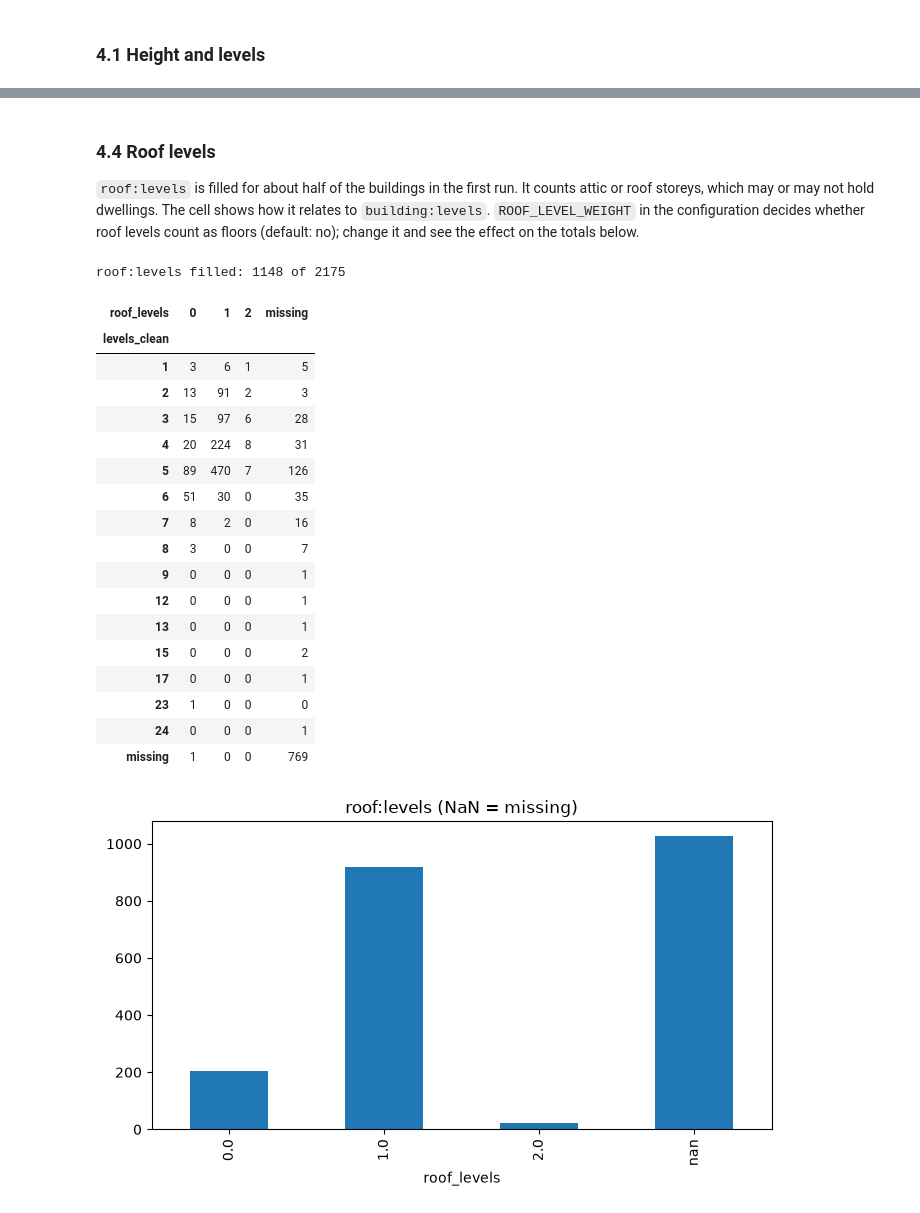
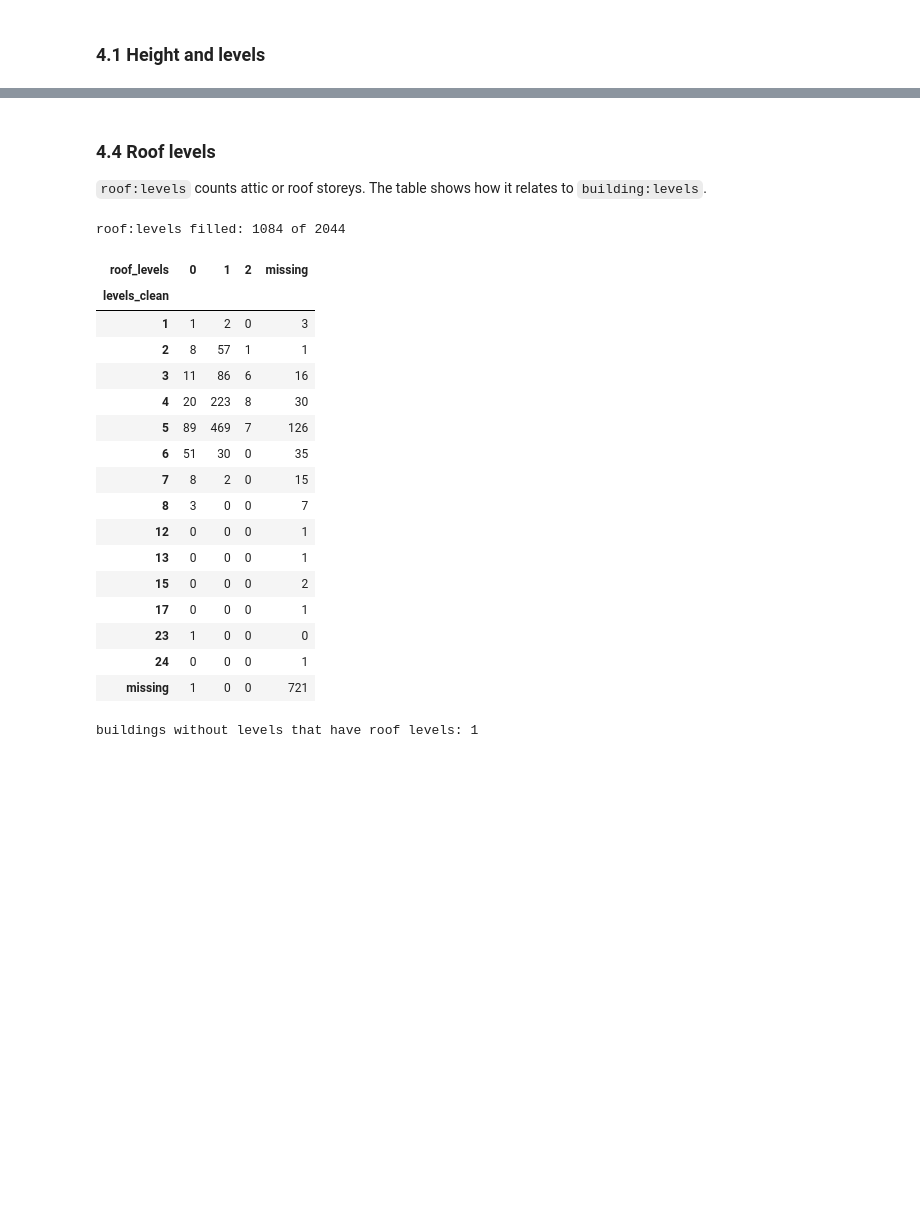
Before and after one commit to Gervig/LLM-Exam-Project, a Jupyter notebook: housing_eda.ipynb, the cells around one changed output, grey strips where cells are left out. Drawn from its saved outputs; the diff is of its cells as text; code cells hidden in the pictures; blank space fills up the shorter version.

```diff
--- a/housing_eda.ipynb
+++ b/housing_eda.ipynb
@@ -163,0 +117,7 @@ plt.show()
+# %%
+types = all_buildings["building"].value_counts()
+display(types.to_frame("buildings").assign(share_pct=(types / len(all_buildings) * 100).round(1),
+                                            in_scope=lambda t: t.index.isin(APARTMENT_TAGS)))
+df = all_buildings[all_buildings["building"].isin(APARTMENT_TAGS)].copy().reset_index(drop=True)
+print(f"scope: {len(df)} apartment buildings ({len(df) / len(all_buildings):.1%} of the data); "
+      f"left out: {len(all_buildings) - len(df)} (houses, terraced, dormitories)")
@@ -254,5 +193,0 @@ dwelling type. The first run showed that `terrace` buildings are not single hous
-# %%
-GROUPS = {"apartments": "apartment", "residential": "apartment", "house": "detached", "detached": "detached",
-          "terrace": "terraced", "semidetached_house": "terraced", "dormitory": "dormitory"}
-df["dwelling_group"] = df["building"].map(GROUPS).fillna("apartment")
-df["dwelling_group"].value_counts().to_frame("buildings")
@@ -346,13 +227,0 @@ dwelling group, and is marked as *imputed* so the answer can carry a lower confi
-# %%
-df["levels_eff"] = df["levels_clean"].fillna((df["height_clean"] / M_PER_LEVEL).round())
-df.loc[df["levels_eff"] < 1, "levels_eff"] = np.nan
-median_levels = df.groupby("dwelling_group")["levels_eff"].median()
-print("median levels per dwelling group (used when levels are missing):")
-print(median_levels.to_string())
-df["levels_imputed"] = df["levels_eff"].isna()
-df["levels_used"] = df["levels_eff"].fillna(df["dwelling_group"].map(median_levels))
-df["floors_used"] = df["levels_used"] + ROOF_LEVEL_WEIGHT * df["roof_levels"].fillna(0)
-df["gross_floor_area"] = df["footprint_clean"] * df["floors_used"]
-df["usable_area"] = df["gross_floor_area"] * FLOOR_EFFICIENCY
-print("buildings without a floor area:", int(df["gross_floor_area"].isna().sum()))
-df.groupby("dwelling_group")[["footprint_clean", "levels_used", "gross_floor_area"]].describe().round(0).T
@@ -397,0 +259,11 @@ df[["levels_clean", "height_clean", "footprint_clean", "roof_levels"]].corr(meth
+# %%
+df["fp_class"] = pd.cut(df["footprint_clean"], FOOTPRINT_BINS, labels=FOOTPRINT_LABELS, right=False)
+known = df.dropna(subset=["levels_eff"])
+levels_by_class = known.groupby("fp_class", observed=True)["levels_eff"].agg(median="median", buildings="count")
+overall_levels = float(known["levels_eff"].median())
+levels_by_class["used_for_imputation"] = np.where(levels_by_class["buildings"] >= MIN_N,
+                                                   np.floor(levels_by_class["median"] + 0.5), np.floor(overall_levels + 0.5))
+print("overall median levels:", overall_levels)
+display(levels_by_class)
+known.boxplot(column="levels_eff", by="fp_class", grid=False)
+plt.suptitle(""); plt.title("Levels by footprint class"); plt.xticks(rotation=20); plt.show()
@@ -398,32 +280,30 @@ df[["levels_clean", "height_clean", "footprint_clean", "roof_levels"]].corr(meth
 # %% [markdown]
 ### 4.4 Roof levels
 
-`roof:levels` is filled for about half of the buildings in the first run. It counts attic or roof storeys, which
-may or may not hold dwellings. The cell shows how it relates to `building:levels`. `ROOF_LEVEL_WEIGHT` in the
-configuration decides whether roof levels count as floors (default: no); change it and see the effect on the totals below.
+`roof:levels` counts attic or roof storeys. The table shows how it relates to `building:levels`.
 # %%
 print("roof:levels filled:", int(df["roof_levels"].notna().sum()), "of", len(df))
-display(pd.crosstab(df["levels_clean"].fillna(-1).astype(int).replace(-1, "missing"), df["roof_levels"].fillna(-1).astype(int).replace(-1, "missing")))
-df["roof_levels"].value_counts(dropna=False).sort_index().plot.bar(title="roof:levels (NaN = missing)")
-plt.show()
+display(pd.crosstab(df["levels_clean"].fillna(-1).astype(int).replace(-1, "missing"),
+                    df["roof_levels"].fillna(-1).astype(int).replace(-1, "missing")))
+print("buildings without levels that have roof levels:",
+      int((df["levels_clean"].isna() & df["roof_levels"].notna()).sum()))
 # %% [output]
-roof:levels filled: 1148 of 2175
+roof:levels filled: 1084 of 2044
 | roof_levels | 0 | 1 | 2 | missing |
 | levels_clean |  |  |  |  |
-| 1 | 3 | 6 | 1 | 5 |
-| 2 | 13 | 91 | 2 | 3 |
-| 3 | 15 | 97 | 6 | 28 |
-| 4 | 20 | 224 | 8 | 31 |
-| 5 | 89 | 470 | 7 | 126 |
+| 1 | 1 | 2 | 0 | 3 |
+| 2 | 8 | 57 | 1 | 1 |
+| 3 | 11 | 86 | 6 | 16 |
+| 4 | 20 | 223 | 8 | 30 |
+| 5 | 89 | 469 | 7 | 126 |
 | 6 | 51 | 30 | 0 | 35 |
-| 7 | 8 | 2 | 0 | 16 |
+| 7 | 8 | 2 | 0 | 15 |
 | 8 | 3 | 0 | 0 | 7 |
-| 9 | 0 | 0 | 0 | 1 |
 | 12 | 0 | 0 | 0 | 1 |
 | 13 | 0 | 0 | 0 | 1 |
 | 15 | 0 | 0 | 0 | 2 |
 | 17 | 0 | 0 | 0 | 1 |
 | 23 | 1 | 0 | 0 | 0 |
 | 24 | 0 | 0 | 0 | 1 |
-| missing | 1 | 0 | 0 | 769 |
+| missing | 1 | 0 | 0 | 721 |
-[figure, removed]
+buildings without levels that have roof levels: 1
```
Also changed, not shown: parts of 58 cells of this notebook, 7 other files.
